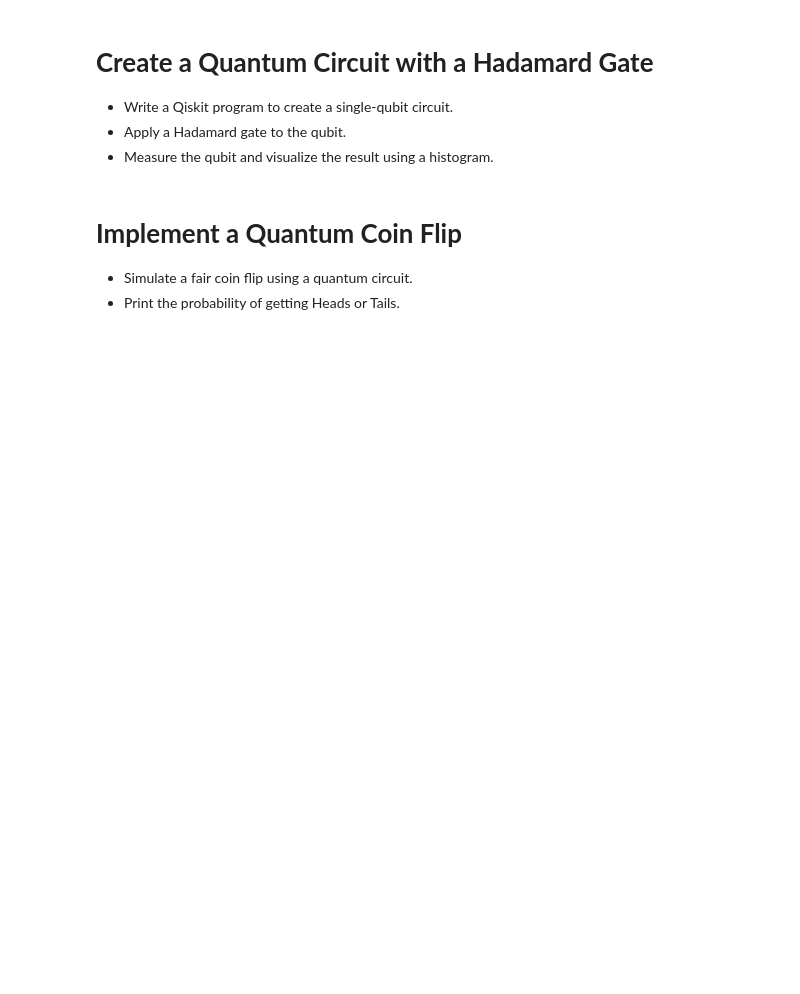
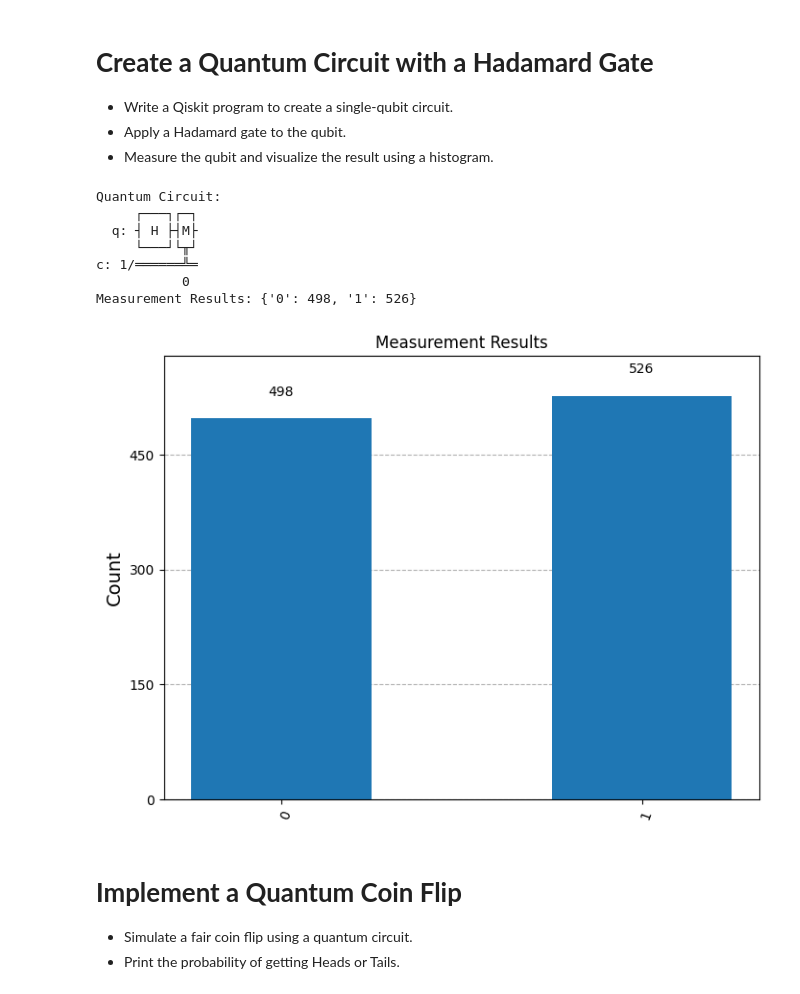
Before and after one commit to Tekleab15/Quntum_task1, a Jupyter notebook: Task_QC_Training.ipynb, the cells around one changed output. Saved outputs shown, nothing was run; the diff lists cells and outputs as text; code cells hidden in the pictures; blank space fills up the shorter version.

```diff
--- a/Task_QC_Training.ipynb
+++ b/Task_QC_Training.ipynb
@@ -11,24 +12,38 @@ from qiskit.visualization import plot_histogram
 - Apply a Hadamard gate to the qubit.
 - Measure the qubit and visualize the result using a histogram.
 # %%
-#Insert the code here
-# Create a quantum circuit with 1 qubit and 1 classical bit
-qc = QuantumCircuit(1, 1)
+# Step 1: Create a Quantum Circuit with 1 qubit and 1 classical bit
+circuit = QuantumCircuit(1, 1)
+# Step 2: Apply Hadamard Gate to the qubit
+circuit.h(0)
+# Step 3: Measure the qubit
+circuit.measure(0, 0)
+print("Quantum Circuit:")
+print(circuit.draw())
 
-# Apply Hadamard gate to the qubit
-qc.h(0)
-
-# Measure the qubit
-qc.measure(0, 0)
-
-# Visualize the result using a histogram
-backend = Aer.get_backend('qasm_simulator')
-job = execute(qc, backend, shots=1024)
-result = job.result()
+# Step 4: Simulate the Circuit
+simulator = AerSimulator()
+compiled_circuit = transpile(circuit, simulator)
+result = simulator.run(compiled_circuit, shots=1024).result()
 counts = result.get_counts()
 
-# Plot the histogram
-plot_histogram(counts)
+# Step 5: Plot the Results
+print("Measurement Results:", counts)
+
+# Ensure histogram displays correctly
+fig, ax = plt.subplots(figsize=(8, 6))
+plot_histogram(counts, ax=ax)
+plt.title("Measurement Results")
+plt.show()
+# %% [output]
+Quantum Circuit:
+     ┌───┐┌─┐
+  q: ┤ H ├┤M├
+     └───┘└╥┘
+c: 1/══════╩═
+           0
+Measurement Results: {'0': 498, '1': 526}
+[figure, added]
 # %% [markdown]
 # **Implement a Quantum Coin Flip**
 - Simulate a fair coin flip using a quantum circuit.
```
Also changed, not shown: parts of 6 cells of this notebook.
